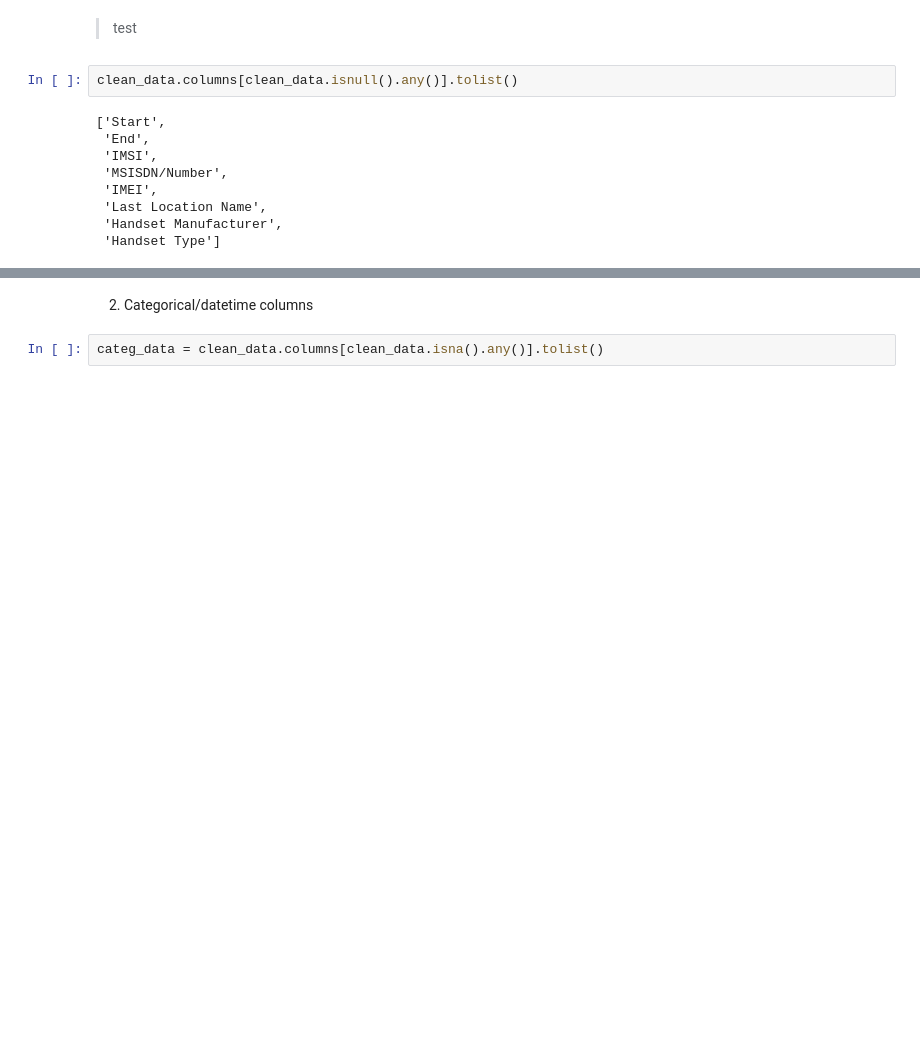
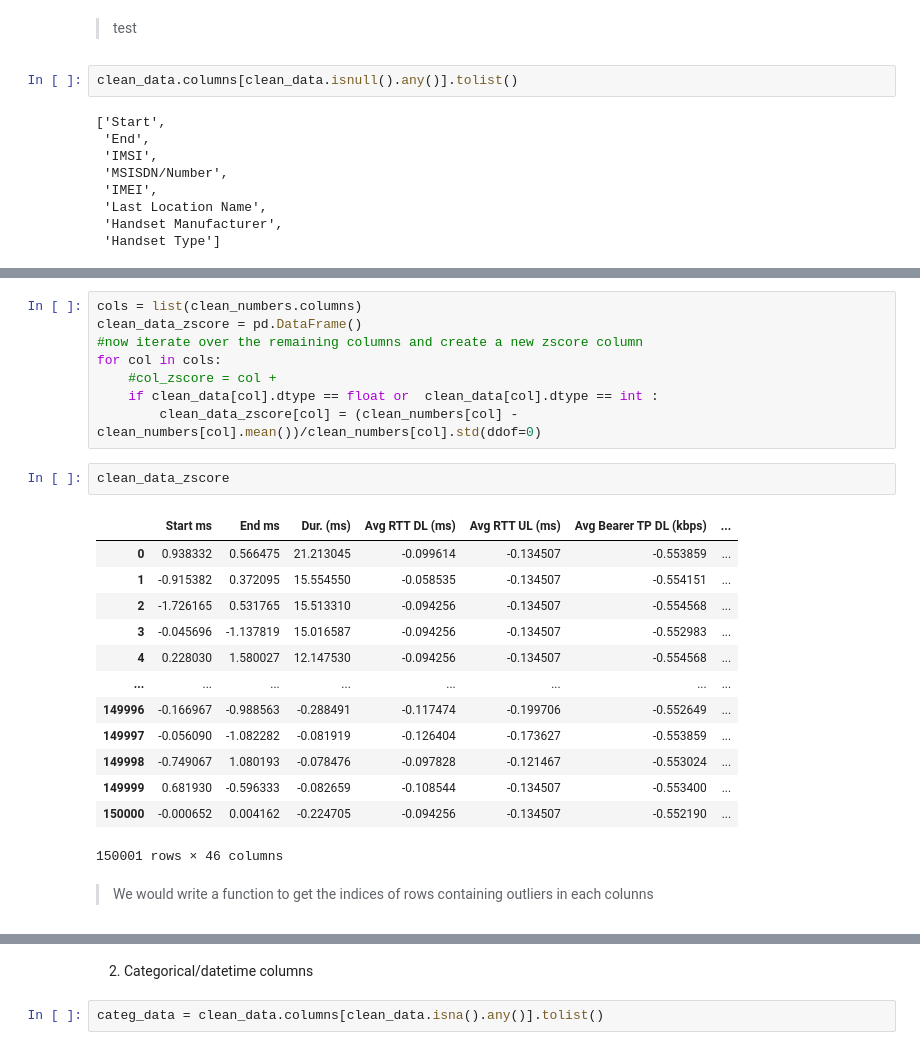
Before and after one commit to Patrick5455/tellco_user_analytics, a Jupyter notebook: analyis/data_wrangling.ipynb, the cells around one changed output, grey strips where cells are left out. Drawn from its saved outputs; the diff is of its cells as text; blank space fills up the shorter version.

```diff
--- a/analyis/data_wrangling.ipynb
+++ b/analyis/data_wrangling.ipynb
@@ -463,0 +483,26 @@ None of our numeric columns have Null or NaN values
+# %%
+cols = list(clean_numbers.columns)
+clean_data_zscore = pd.DataFrame()
+#now iterate over the remaining columns and create a new zscore column
+for col in cols:
+    #col_zscore = col +
+    if clean_data[col].dtype == float or  clean_data[col].dtype == int :
+        clean_data_zscore[col] = (clean_numbers[col] - clean_numbers[col].mean())/clean_numbers[col].std(ddof=0)
+# %%
+clean_data_zscore
+# %% [output]
+|  | Start ms | End ms | Dur. (ms) | Avg RTT DL (ms) | Avg RTT UL (ms) | Avg Bearer TP DL (kbps) | ... |
+| 0 | 0.938332 | 0.566475 | 21.213045 | -0.099614 | -0.134507 | -0.553859 | ... |
+| 1 | -0.915382 | 0.372095 | 15.554550 | -0.058535 | -0.134507 | -0.554151 | ... |
+| 2 | -1.726165 | 0.531765 | 15.513310 | -0.094256 | -0.134507 | -0.554568 | ... |
+| 3 | -0.045696 | -1.137819 | 15.016587 | -0.094256 | -0.134507 | -0.552983 | ... |
+| 4 | 0.228030 | 1.580027 | 12.147530 | -0.094256 | -0.134507 | -0.554568 | ... |
+| ... | ... | ... | ... | ... | ... | ... | ... |
+| 149996 | -0.166967 | -0.988563 | -0.288491 | -0.117474 | -0.199706 | -0.552649 | ... |
+| 149997 | -0.056090 | -1.082282 | -0.081919 | -0.126404 | -0.173627 | -0.553859 | ... |
+| 149998 | -0.749067 | 1.080193 | -0.078476 | -0.097828 | -0.121467 | -0.553024 | ... |
+| 149999 | 0.681930 | -0.596333 | -0.082659 | -0.108544 | -0.134507 | -0.553400 | ... |
+| 150000 | -0.000652 | 0.004162 | -0.224705 | -0.094256 | -0.134507 | -0.552190 | ... |
+150001 rows × 46 columns
+# %% [markdown]
+> We would write a function to get the indices of rows containing outliers in each colunns
```
Also changed, not shown: parts of 23 cells of this notebook, 1 other file.
